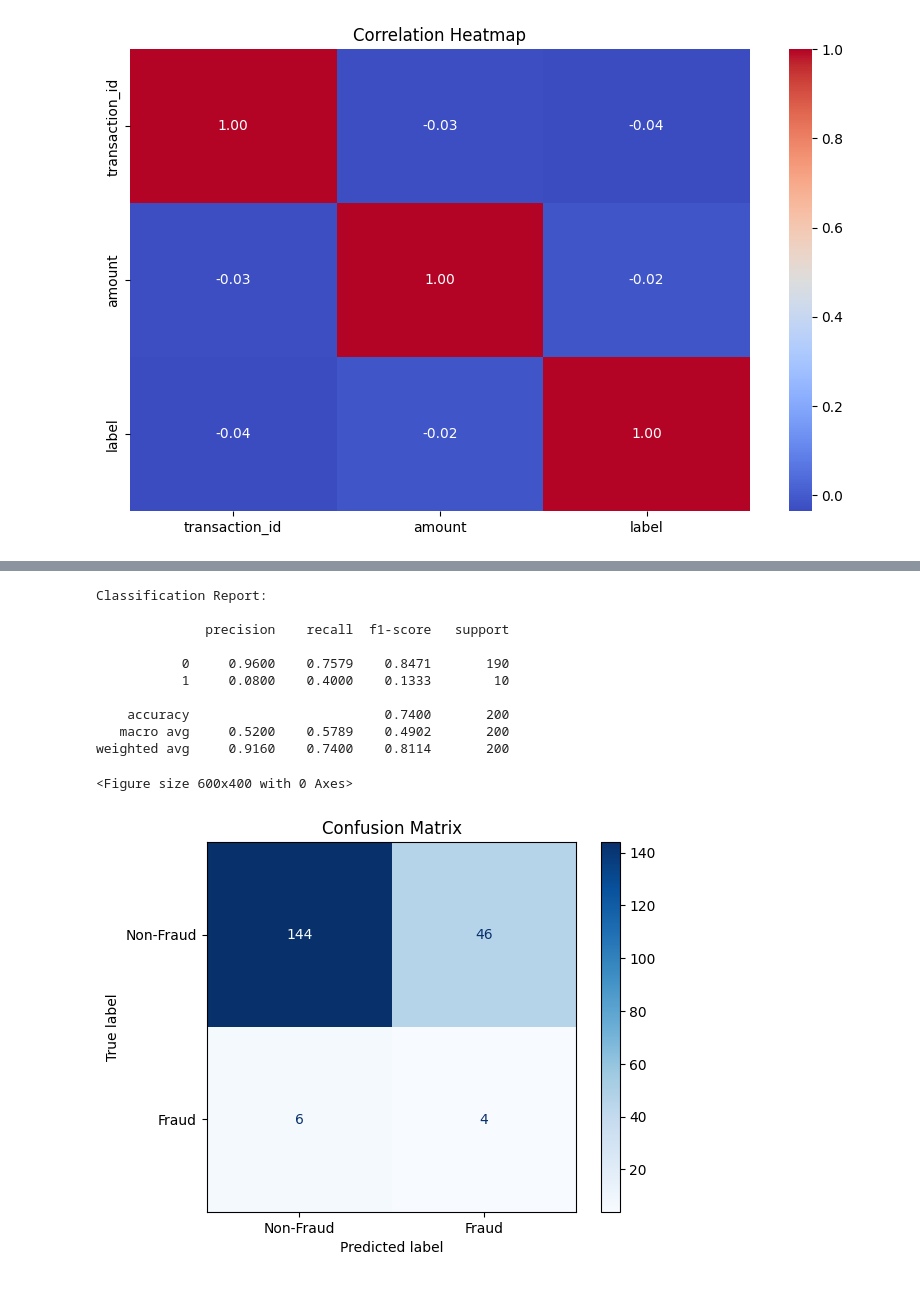
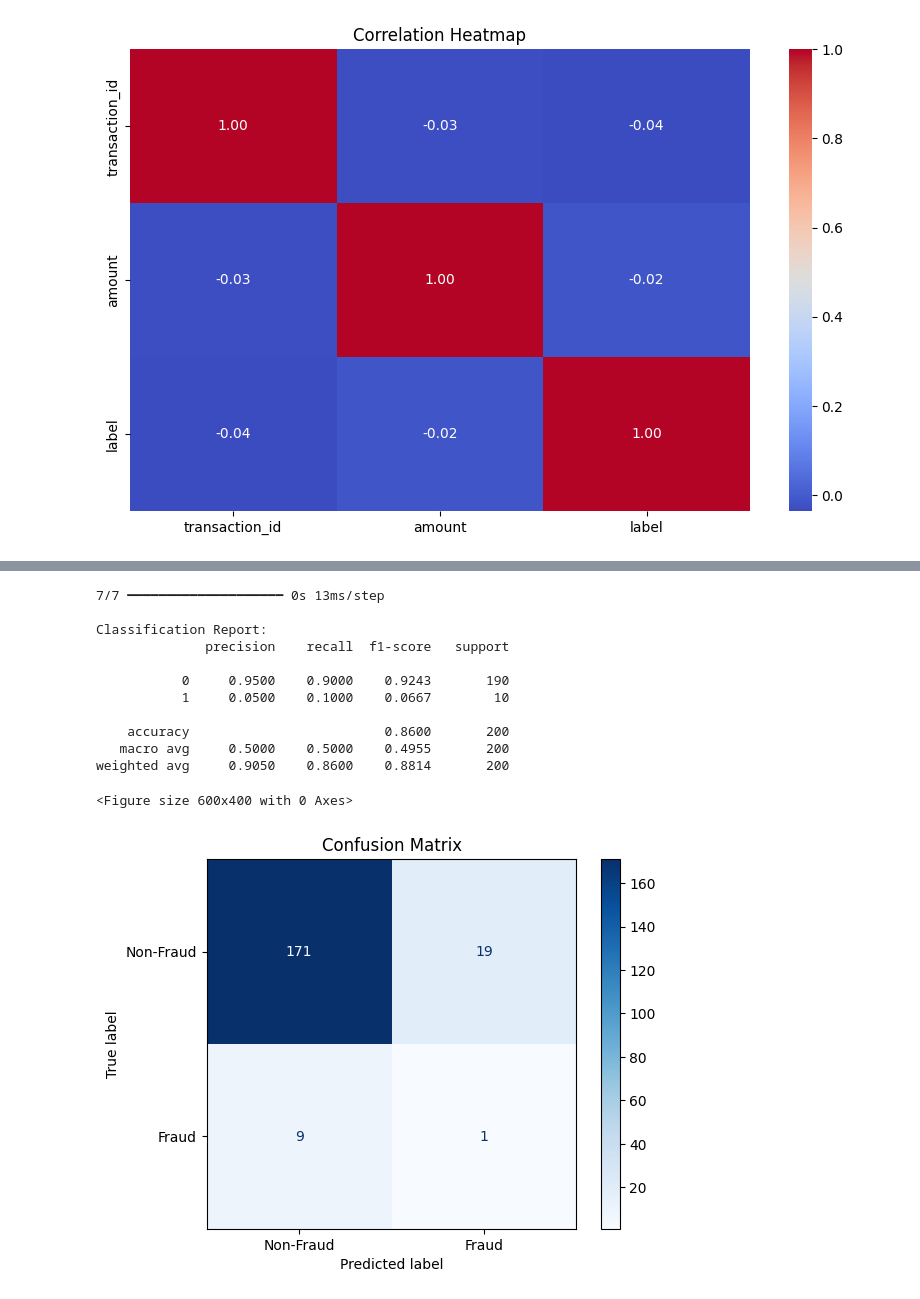
Before and after one commit to haikaly89/Fraud_API, a Jupyter notebook: model/Train_Modelf.ipynb, the cells around one changed output, grey strips where cells are left out. Drawn from its saved outputs; the diff is of its cells as text; code cells hidden in the pictures.

```diff
--- a/model/Train_Modelf.ipynb
+++ b/model/Train_Modelf.ipynb
@@ -194,31 +187,29 @@ Parameters: { "use_label_encoder" } are not used.
 # %%
-# ====== 10. Evaluation ======
+y_pred_proba = model.predict(X_test_scaled)
+y_pred = (y_pred_proba > 0.5).astype("int32")
+
+print("\nClassification Report:")
 from sklearn.metrics import classification_report, confusion_matrix, ConfusionMatrixDisplay
-
-y_pred = best_model.predict(X_test)
-
-# Classification Report
-print("Classification Report:\n")
 print(classification_report(y_test, y_pred, digits=4))
 
-# Confusion Matrix
 cm = confusion_matrix(y_test, y_pred, labels=[0, 1])
 disp = ConfusionMatrixDisplay(confusion_matrix=cm, display_labels=["Non-Fraud", "Fraud"])
 plt.figure(figsize=(6, 4))
 disp.plot(cmap='Blues', values_format='d')
 plt.title("Confusion Matrix")
 plt.show()
 # %% [output]
+7/7 ━━━━━━━━━━━━━━━━━━━━ 0s 13ms/step
+
 Classification Report:
-
               precision    recall  f1-score   support
 
-           0     0.9600    0.7579    0.8471       190
-           1     0.0800    0.4000    0.1333        10
+           0     0.9500    0.9000    0.9243       190
+           1     0.0500    0.1000    0.0667        10
 
-    accuracy                         0.7400       200
-   macro avg     0.5200    0.5789    0.4902       200
-weighted avg     0.9160    0.7400    0.8114       200
+    accuracy                         0.8600       200
+   macro avg     0.5000    0.5000    0.4955       200
+weighted avg     0.9050    0.8600    0.8814       200
 <Figure size 600x400 with 0 Axes>
-[figure, old version]
+[figure, new version]
 # %%
```
Also changed, not shown: parts of 14 cells of this notebook, 7 other files.
